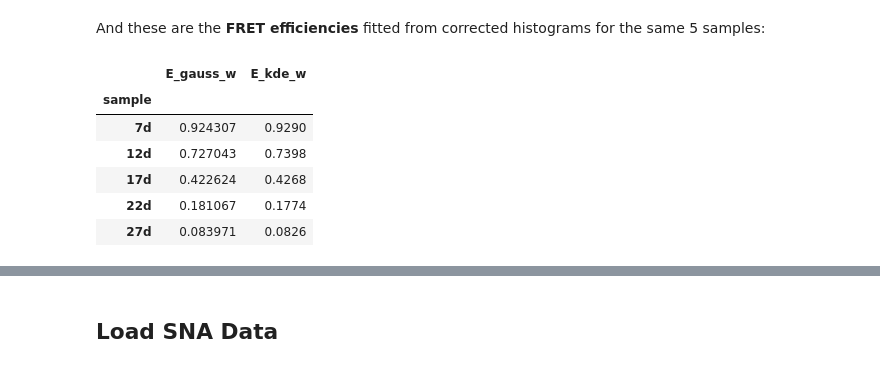
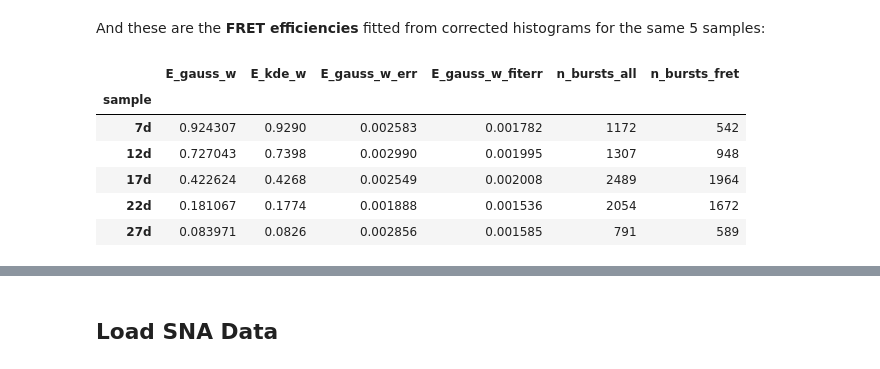
Before and after one commit to tritemio/multispot_paper, a Jupyter notebook: out_notebooks/usALEX - Corrections - Direct excitation physical parameter-out.ipynb, the cells around one changed output, grey strips where cells are left out. Cells and saved outputs as stored; diff of their text form; code cells hidden in the pictures.

```diff
--- a/out_notebooks/usALEX - Corrections - Direct excitation physical parameter-out.ipynb
+++ b/out_notebooks/usALEX - Corrections - Direct excitation physical parameter-out.ipynb
@@ -165,12 +174,12 @@ And these are the **FRET efficiencies** fitted from corrected histograms for the
 # %%
 data_file = 'results/usALEX-5samples-E-corrected-all-ph.csv'
 data_corr = pd.read_csv(data_file).set_index('sample')
-data_corr[['E_gauss_w', 'E_kde_w']]
+data_corr[['E_gauss_w', 'E_kde_w', 'E_gauss_w_err', 'E_gauss_w_fiterr', 'n_bursts_all', 'n_bursts_fret']]
 # %% [output]
-|  | E_gauss_w | E_kde_w |
-| sample |  |  |
-| 7d | 0.924307 | 0.9290 |
-| 12d | 0.727043 | 0.7398 |
-| 17d | 0.422624 | 0.4268 |
-| 22d | 0.181067 | 0.1774 |
-| 27d | 0.083971 | 0.0826 |
+|  | E_gauss_w | E_kde_w | E_gauss_w_err | E_gauss_w_fiterr | n_bursts_all | n_bursts_fret |
+| sample |  |  |  |  |  |  |
+| 7d | 0.924307 | 0.9290 | 0.002583 | 0.001782 | 1172 | 542 |
+| 12d | 0.727043 | 0.7398 | 0.002990 | 0.001995 | 1307 | 948 |
+| 17d | 0.422624 | 0.4268 | 0.002549 | 0.002008 | 2489 | 1964 |
+| 22d | 0.181067 | 0.1774 | 0.001888 | 0.001536 | 2054 | 1672 |
+| 27d | 0.083971 | 0.0826 | 0.002856 | 0.001585 | 791 | 589 |
```
Also changed, not shown: parts of 15 cells of this notebook, 48 other files.
